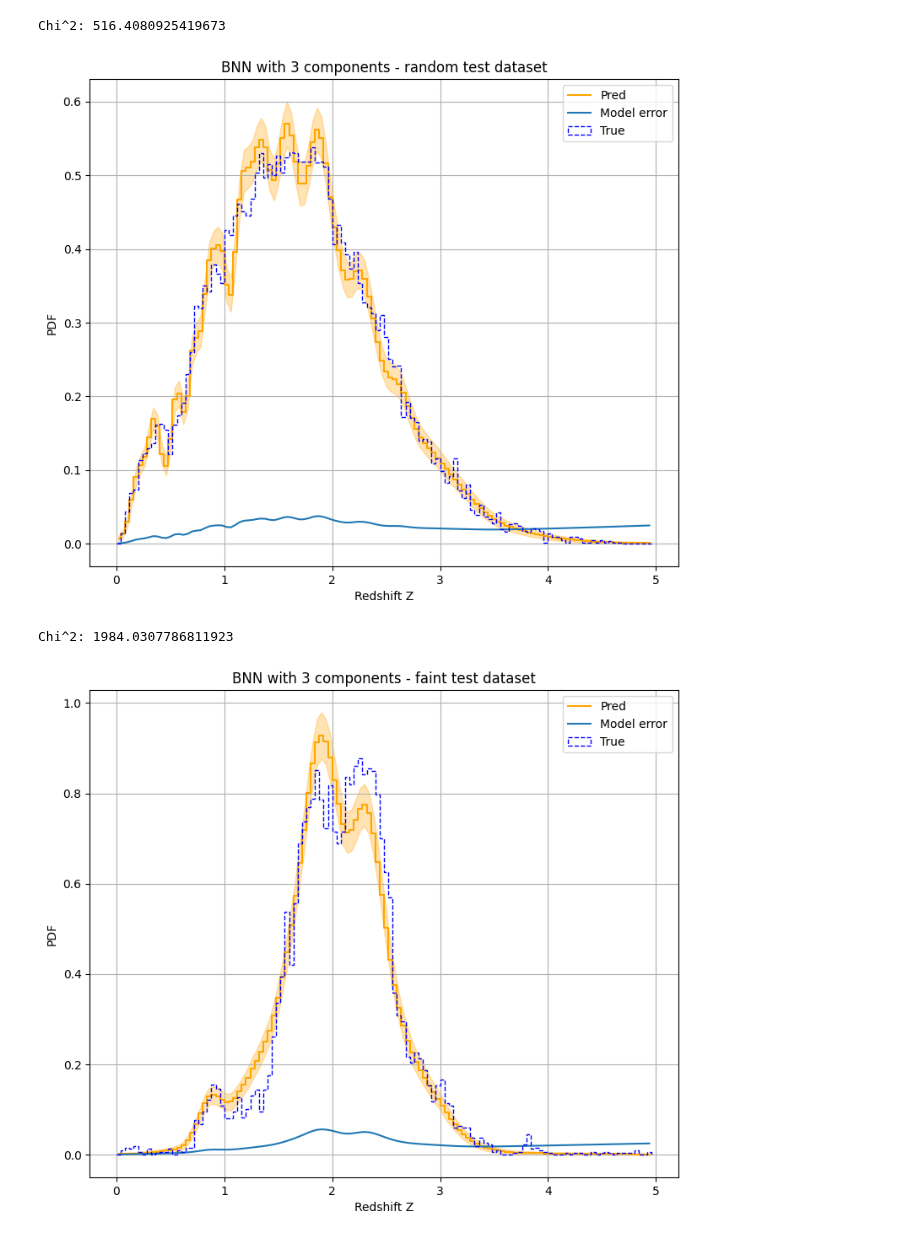
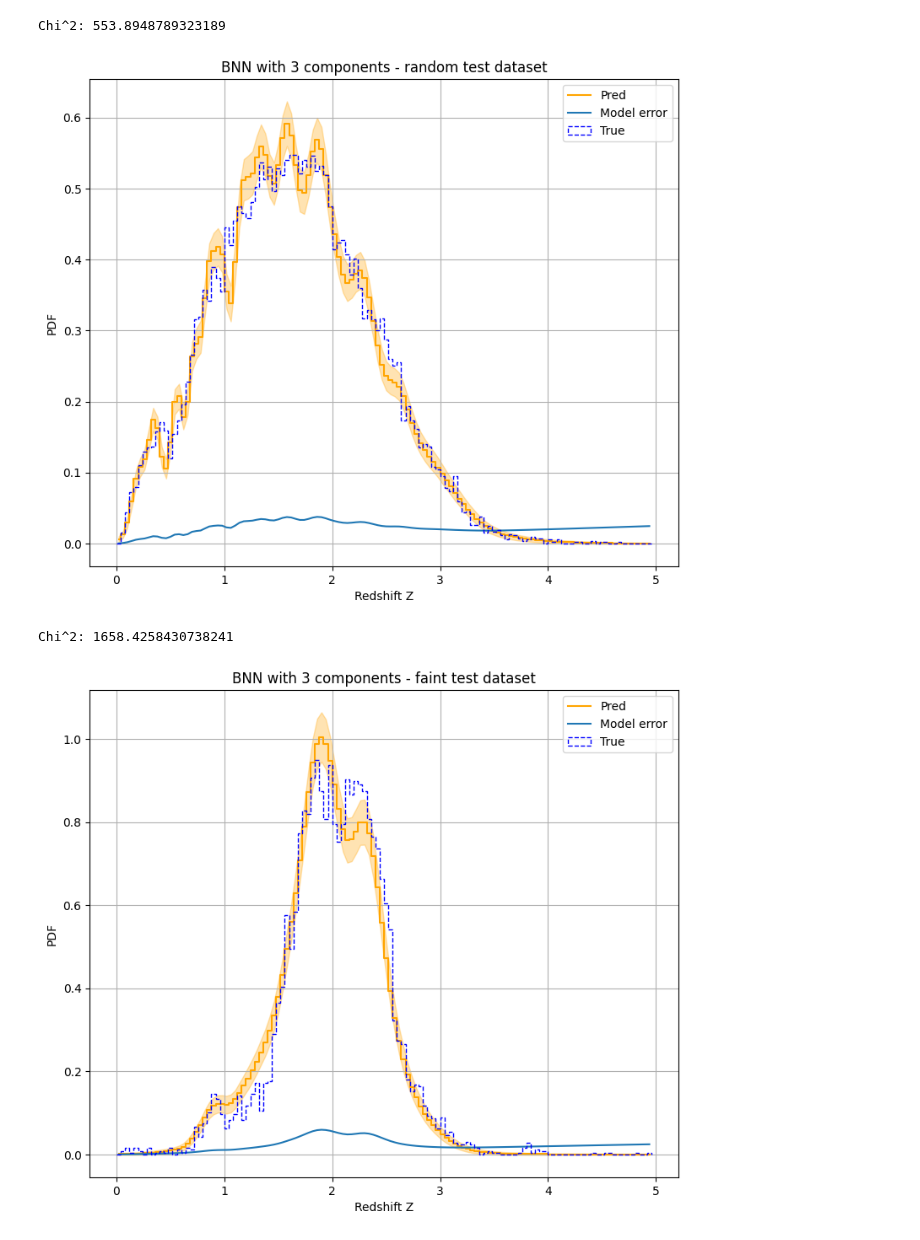
Before and after one commit to kacper-drabicki/redshift, a Jupyter notebook: notebooks/cumulative_distributions.ipynb, the cells around one changed output. Drawn from its saved outputs; the diff is of its cells as text; code cells hidden in the pictures.

```diff
--- a/notebooks/cumulative_distributions.ipynb
+++ b/notebooks/cumulative_distributions.ipynb
@@ -13,7 +13,7 @@ from utils import load_config
 BINS = np.arange(0, 5, 0.04)
 BIN_CENTERS = 0.5 * (BINS[1:] + BINS[:-1])
 SAMPLES_N = 1
-HISTOGRAM_N = 1000
+HISTOGRAM_N = 5000
 BURN_IN = 10
 
 config_path = "../configs/config.yml"
@@ -23,14 +23,19 @@ filePath = "../../KiDS-DR5-WCScut_x_DESI-DR1-small.fits"
 
 df = data_frame.DataFrame(filePath, "QSO", data_frame.MaxFiller())
 X_train, y_train = df.get_train_dataset()
-X_test, y_test = df.get_random_test_dataset()
-X_faint, y_faint = df.get_faint_test_dataset()
+
+X_test_NM, y_test_NM = df.data.loc[(df.data["split"]=="test") & (~df.data["has_missing"]) & (~df.data["faint"]), df.features], df.data.loc[(df.data["split"]=="test") & (~df.data["has_missing"]) & (~df.data["faint"]), "Z"]
+X_test_OM, y_test_OM = df.data.loc[(df.data["split"]=="test") & (df.data["has_missing"]) & (~df.data["faint"]), df.features], df.data.loc[(df.data["split"]=="test") & (df.data["has_missing"]) & (~df.data["faint"]), "Z"]
+X_faint_NM, y_faint_NM = df.data.loc[(df.data["split"]=="test") & (~df.data["has_missing"]) & (df.data["faint"]), df.features], df.data.loc[(df.data["split"]=="test") & (~df.data["has_missing"]) & (df.data["faint"]), "Z"]
+X_faint_OM, y_faint_OM = df.data.loc[(df.data["split"]=="test") & (df.data["has_missing"]) & (df.data["faint"]), df.features], df.data.loc[(df.data["split"]=="test") & (df.data["has_missing"]) & (df.data["faint"]), "Z"]
 
 scaler = StandardScaler()
 scaler.fit(X_train)
 
-X_test = scaler.transform(X_test)
-X_faint = scaler.transform(X_faint)
+X_test_NM = scaler.transform(X_test_NM)
+X_test_OM = scaler.transform(X_test_OM)
+X_faint_NM = scaler.transform(X_faint_NM)
+X_faint_OM = scaler.transform(X_faint_OM)
 # %%
 def calculate_hist(model, X, bnn=False):
 
@@ -126,9 +133,9 @@ Chi^2: 2769.3598962646956
 # %%
 modelPathBNN = f"../../models/experiment2/BNN_last_3_layers_2/variables/variables"
-bnn_global_std_history = evaluate_model(models.BayesianNN, modelPathBNN, "BNN", config, X_test, y_test, "random")
-_ = evaluate_model(models.BayesianNN, modelPathBNN, "BNN", config, X_faint, y_faint, "faint")
+bnn_global_std_history = evaluate_model(models.BayesianNN, modelPathBNN, "BNN", config, X_test_NM, y_test_NM, "random")
+_ = evaluate_model(models.BayesianNN, modelPathBNN, "BNN", config, X_faint_NM, y_faint_NM, "faint")
 # %% [output]
-Chi^2: 516.4080925419673
+Chi^2: 553.8948789323189
-[figure, old version]
+[figure, new version]
-Chi^2: 1984.0307786811923
+Chi^2: 1658.4258430738241
-[figure, old version]
+[figure, new version]
```
Also changed, not shown: parts of 8 cells of this notebook, 37 other files.
